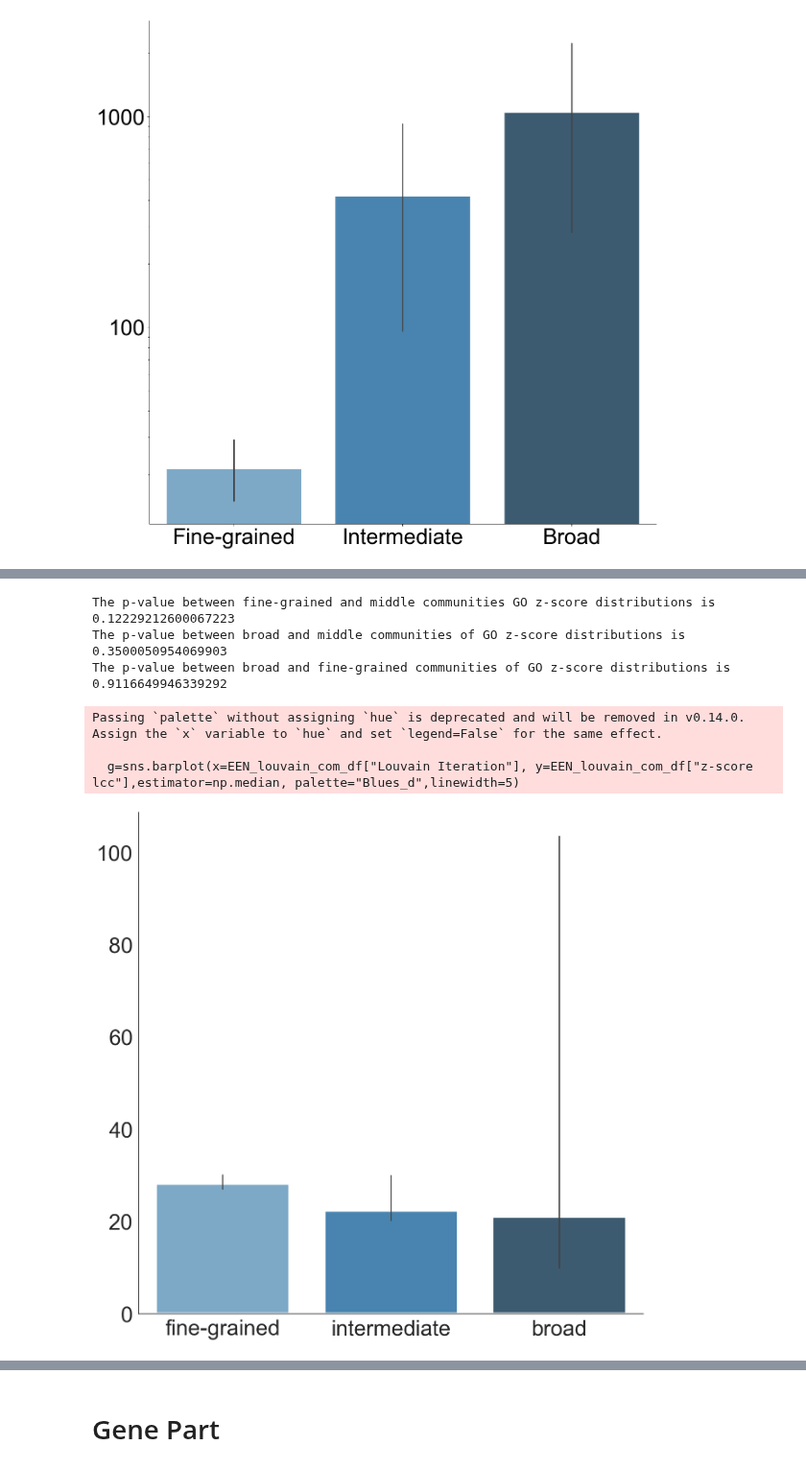
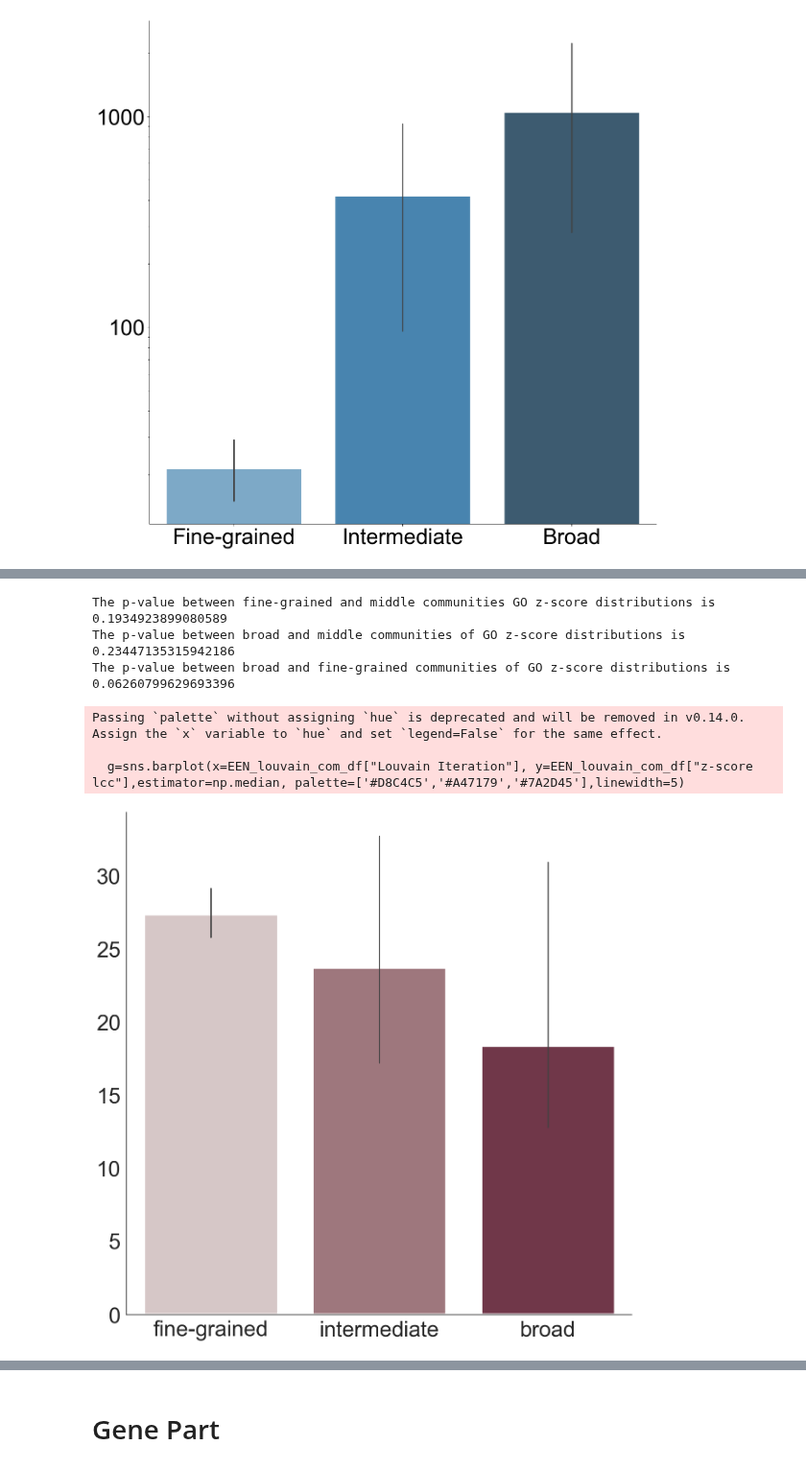
Before and after one commit to menchelab/Exposome, a Jupyter notebook: Exp_fin_4_Infomap_Clustering-Copy1.ipynb, the cells around one changed output, grey strips where cells are left out. Shown at 96% size. Cells and saved outputs as stored; diff of their text form; code cells hidden in the pictures.

```diff
--- a/Exp_fin_4_Infomap_Clustering-Copy1.ipynb
+++ b/Exp_fin_4_Infomap_Clustering-Copy1.ipynb
@@ -690,7 +690,7 @@ def lcc_significance(term_list,network):
 
         S = 1000
         for s in range(S):
-            term_sample = rd.sample(network.nodes(),len(set(term_list)))
+            term_sample = rd.sample(list(network.nodes()),len(set(term_list)))
             G_sub_rnd = nx.subgraph(network,term_sample)
             G_sub_rnd_lcc = G_sub_rnd.subgraph(max(nx.connected_components(G_sub_rnd), key=len))  # extract lcc graph
             lcc_size = G_sub_rnd_lcc.number_of_nodes()
@@ -984,16 +985,20 @@ finegrained_enriched_terms=finegrained_BP_lcc_zscore+finegrained_MF_lcc_zscore+f
 middle_enriched_terms=middle_BP_lcc_zscore+middle_MF_lcc_zscore+middle_CC_lcc_zscore
 broad_enriched_terms=broad_BP_lcc_zscore+broad_MF_lcc_zscore+broad_CC_lcc_zscore
 # %%
-t_value,p_value=stats.ttest_ind(finegrained_enriched_terms,middle_enriched_terms)
+#Mann-Whitney U test one-sided (because our hypothesis is that the median of fine-grained enriched terms is higher)
+
+u_statistic, p_value = stats.mannwhitneyu(middle_enriched_terms,finegrained_enriched_terms, alternative='less')
 print("The p-value between fine-grained and middle communities GO z-score distributions is %s" %p_value)
-t_value,p_value=stats.ttest_ind(broad_enriched_terms,middle_enriched_terms)
+
+u_statistic, p_value = stats.mannwhitneyu(broad_enriched_terms, middle_enriched_terms, alternative='less')
 print("The p-value between broad and middle communities of GO z-score distributions is %s" %p_value)
-t_value,p_value=stats.ttest_ind(broad_enriched_terms,finegrained_enriched_terms)
+
+u_statistic, p_value = stats.mannwhitneyu(broad_enriched_terms, finegrained_enriched_terms, alternative='less')
 print("The p-value between broad and fine-grained communities of GO z-score distributions is %s" %p_value)
 # %% [output]
-The p-value between fine-grained and middle communities GO z-score distributions is 0.12229212600067223
-The p-value between broad and middle communities of GO z-score distributions is 0.3500050954069903
-The p-value between broad and fine-grained communities of GO z-score distributions is 0.9116649946339292
+The p-value between fine-grained and middle communities GO z-score distributions is 0.1934923899080589
+The p-value between broad and middle communities of GO z-score distributions is 0.23447135315942186
+The p-value between broad and fine-grained communities of GO z-score distributions is 0.06260799629693396
 # %%
 #Here, we check the biological cohesiveness of the enrichment terms for each dividing community
 
@@ -1015,37 +1020,37 @@ for i in broad_enriched_terms:
     group_list.append("broad")
 
 EEN_louvain_com_df = pd.DataFrame(columns = column_names)
 EEN_louvain_com_df["z-score lcc"]=zscore_list_tot
 EEN_louvain_com_df["Louvain Iteration"]=group_list
 
 import seaborn as sns
 import matplotlib.pyplot as plt
 
 fig, ax = plt.subplots(figsize=(15, 15))
 sns.set(style="white")
 
-g=sns.barplot(x=EEN_louvain_com_df["Louvain Iteration"], y=EEN_louvain_com_df["z-score lcc"],estimator=np.median, palette="Blues_d",linewidth=5)
+g=sns.barplot(x=EEN_louvain_com_df["Louvain Iteration"], y=EEN_louvain_com_df["z-score lcc"],estimator=np.median, palette=['#D8C4C5','#A47179','#7A2D45'],linewidth=5)
 
 #ax = sns.barplot(x="louvain Iteration", y="z-score lcc", data=EEN_louvain_com_df,
 #                 palette="Blues_d")
 #g.set_yscale("log")
 #ax.set_xlabel("Louvain iteration",fontsize=32)
 #ax.set_ylabel("lcc z-score enriched terms",fontsize=32)
 ax.set_xlabel("",fontsize=32)
 ax.set_ylabel("",fontsize=32)
 ax.spines['top'].set_visible(False)
 ax.spines['right'].set_visible(False)
 ax.spines['bottom'].set_visible(True)
 ax.spines['left'].set_visible(True)
 ax.set_yticklabels([int(i) for i in list(ax.get_yticks())], size = 36)
 ax.set_xticklabels(labels, size = 36)
-plt.savefig('output/Figures/SF16D_v00.pdf',format='pdf',dpi=300, bbox_inches = "tight")
+plt.savefig('output/Figures/SF17D_v01_post_rev.pdf',format='pdf',dpi=300, bbox_inches = "tight")
 plt.show()
 # %% [output]
 Passing `palette` without assigning `hue` is deprecated and will be removed in v0.14.0. Assign the `x` variable to `hue` and set `legend=False` for the same effect.
 
-  g=sns.barplot(x=EEN_louvain_com_df["Louvain Iteration"], y=EEN_louvain_com_df["z-score lcc"],estimator=np.median, palette="Blues_d",linewidth=5)
+  g=sns.barplot(x=EEN_louvain_com_df["Louvain Iteration"], y=EEN_louvain_com_df["z-score lcc"],estimator=np.median, palette=['#D8C4C5','#A47179','#7A2D45'],linewidth=5)
-[figure, old version]
+[figure, new version]
 # %%
 from scipy import stats
 
```
Also changed, not shown: parts of 24 cells of this notebook, 4 other files.
